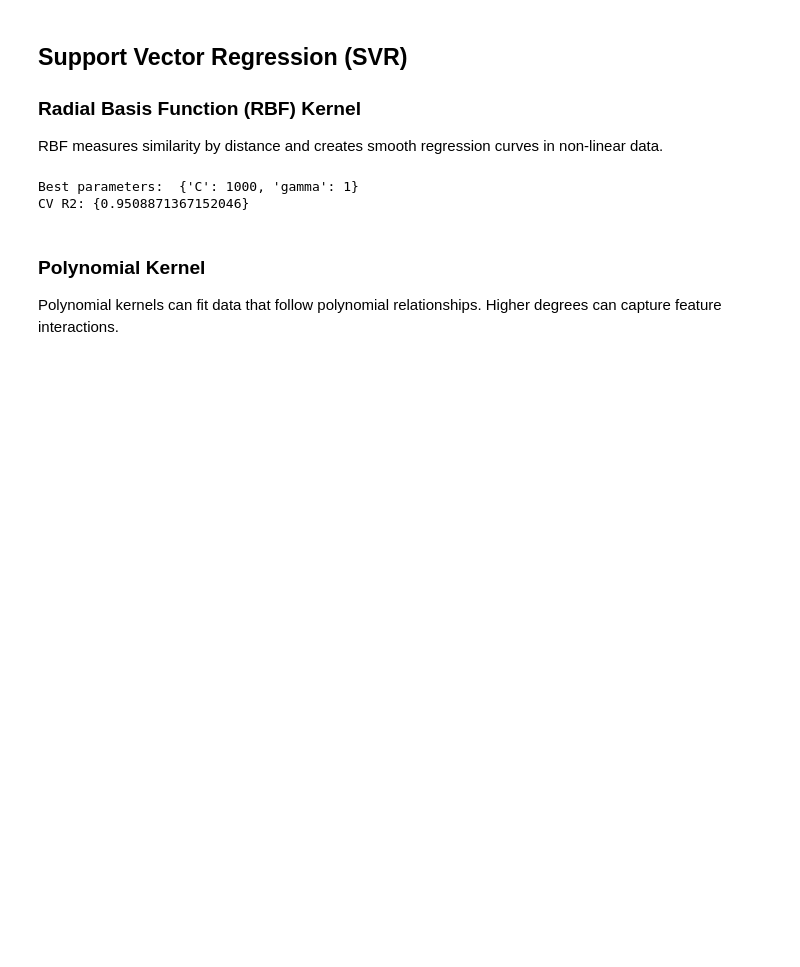
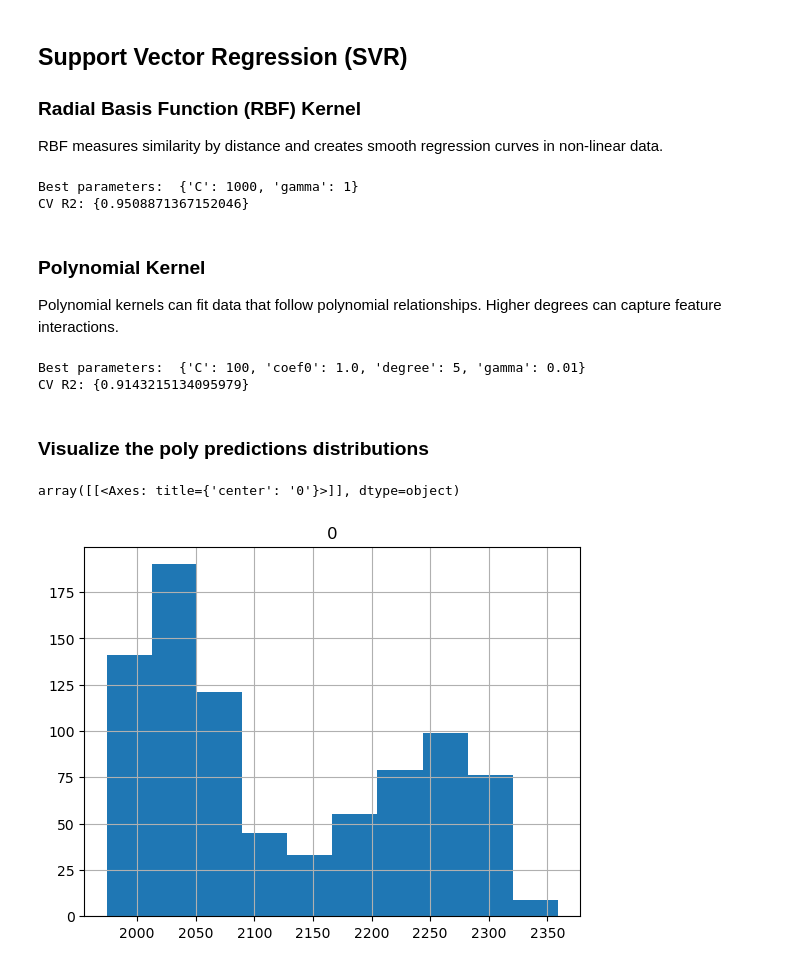
Before and after one commit to petervitale910/kaggle_competition, a Jupyter notebook: svr.ipynb, the cells around one changed output. Saved outputs shown, nothing was run; the diff lists cells and outputs as text; code cells hidden in the pictures; blank space fills up the shorter version.

```diff
--- a/svr.ipynb
+++ b/svr.ipynb
@@ -144,9 +144,15 @@ grid_poly = GridSearchCV(
 # fit the poly model to the data
 grid_poly.fit(X_train_scaled, y_train)
 
+# predict the test
+y_test_pred_poly = grid_poly.predict(X_test_scaled)
+
 # access the poly model's accuracy
 poly_best = grid_poly.best_estimator_
 
 
 print(f"Best parameters:  {grid_poly.best_params_}")
 print(f"CV R2:", {grid_poly.best_score_})
+# %% [output]
+Best parameters:  {'C': 100, 'coef0': 1.0, 'degree': 5, 'gamma': 0.01}
+CV R2: {0.9143215134095979}
@@ -161,0 +162,7 @@ print(pd.DataFrame(y_test_pred_poly).head())
+# %% [markdown]
+### Visualize the poly predictions distributions
+# %%
+pd.DataFrame(y_test_pred_poly).hist()
+# %% [output]
+array([[<Axes: title={'center': '0'}>]], dtype=object)
+[figure, added]
```
Also changed, not shown: parts of 3 cells of this notebook.
